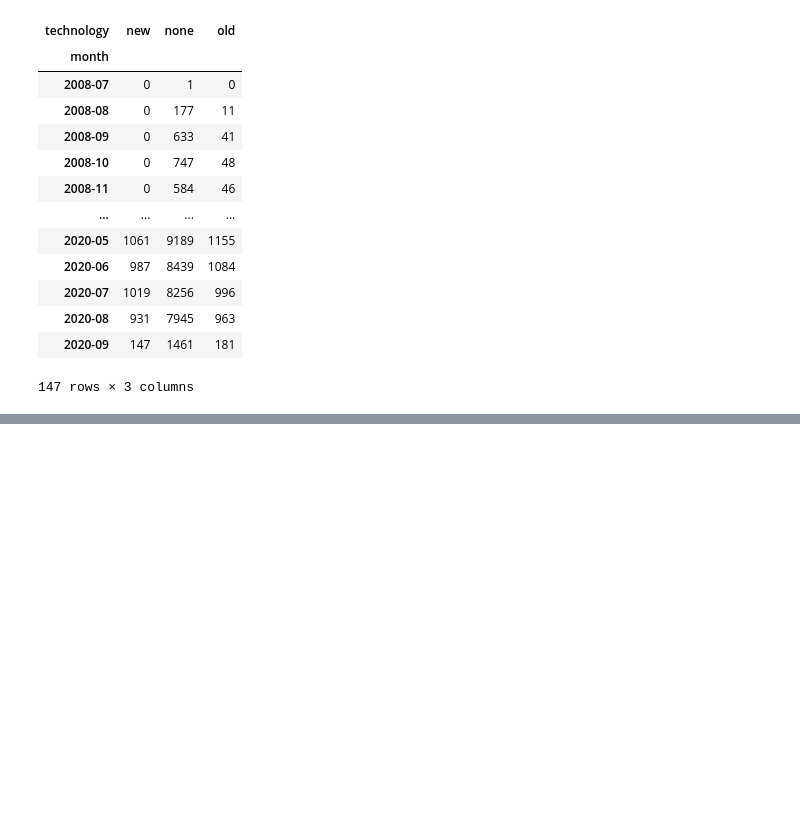
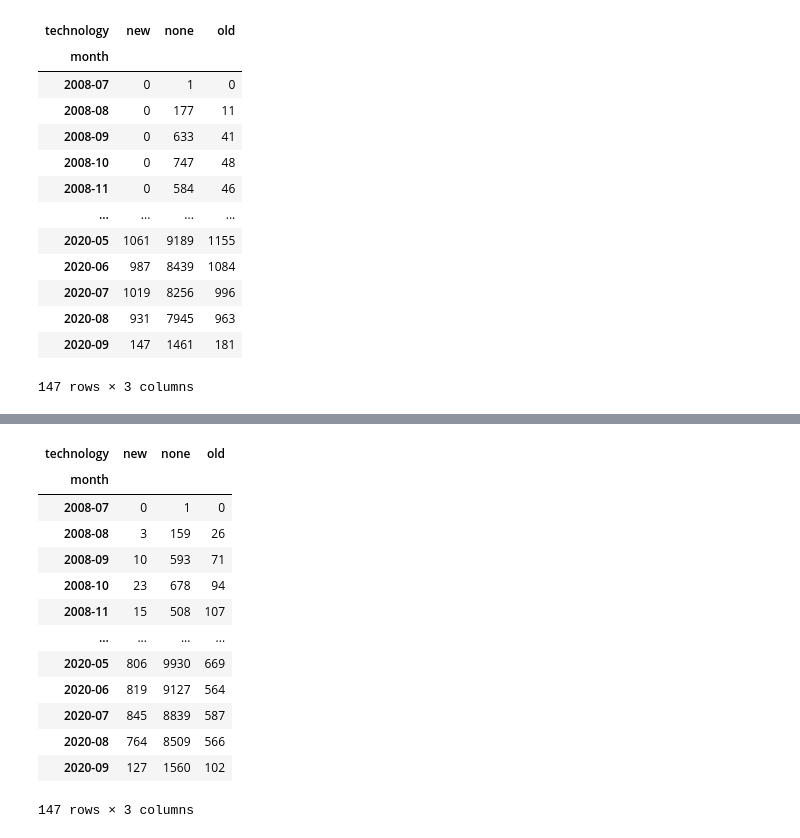
Before and after one commit to Chiyo-no-sake/ds_project, a Jupyter notebook: New_Analisys.ipynb, the cells around one changed output, grey strips where cells are left out. Drawn from its saved outputs; the diff is of its cells as text; code cells hidden in the pictures; blank space fills up the shorter version.

```diff
--- a/New_Analisys.ipynb
+++ b/New_Analisys.ipynb
@@ -123,0 +123,34 @@ fig.show()
+# %%
+####### BACKEND - READING old vs new ##########
+def strCont(string, x):
+    return string.find(x) != -1
+
+def tagToOldNew(x):
+    if(strCont(x, 'express') or strCont(x, 'django') or strCont(x, 'symfony') or strCont(x, 'ruby-on-rails') or strCont(x, 'spring') or strCont(x, 'node')):
+        return 'new'
+    elif(strCont(x, 'asp') or strCont(x, 'java-servlet') or strCont(x, 'php')):
+        return 'old'
+    else:
+        return 'none'
+
+backend_ovn = tags_df.copy()
+backend_ovn['technology'] = backend_ovn['technology'].map(tagToOldNew)
+# %%
+####### BACKEND - group ##########
+tab_ovn = backend_ovn.groupby(["month", "technology"]).size().unstack(fill_value=0)
+tab_ovn
+# %% [output]
+| technology | new | none | old |
+| month |  |  |  |
+| 2008-07 | 0 | 1 | 0 |
+| 2008-08 | 3 | 159 | 26 |
+| 2008-09 | 10 | 593 | 71 |
+| 2008-10 | 23 | 678 | 94 |
+| 2008-11 | 15 | 508 | 107 |
+| ... | ... | ... | ... |
+| 2020-05 | 806 | 9930 | 669 |
+| 2020-06 | 819 | 9127 | 564 |
+| 2020-07 | 845 | 8839 | 587 |
+| 2020-08 | 764 | 8509 | 566 |
+| 2020-09 | 127 | 1560 | 102 |
+147 rows × 3 columns
```
Also changed, not shown: parts of 3 cells of this notebook, 2 other files.
